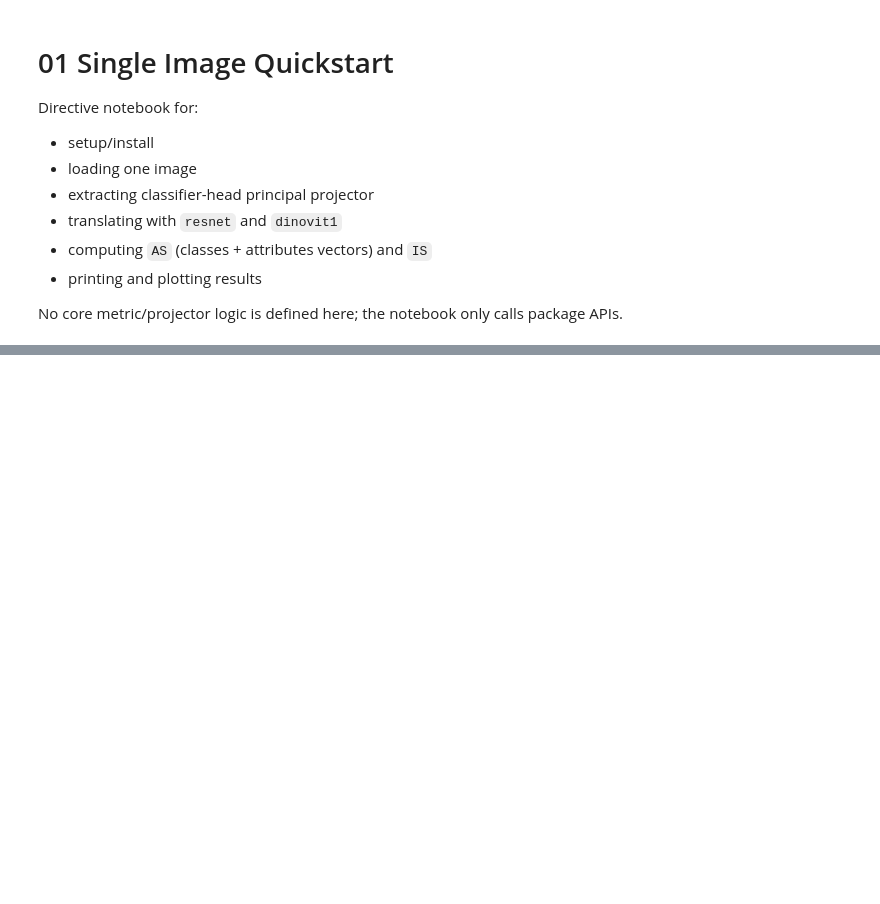
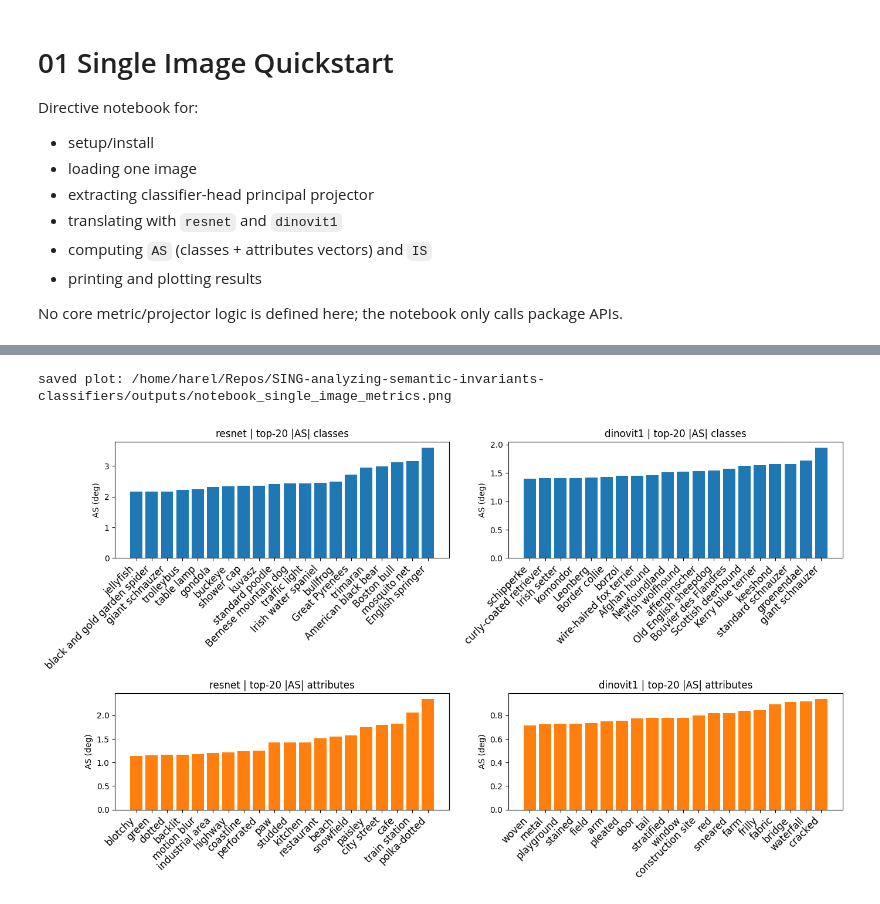
Before and after one commit to harel314/SING-analyzing-semantic-invariants-classifiers, a Jupyter notebook: notebooks/01_single_image_quickstart.ipynb, the cells around one changed output, grey strips where cells are left out. Drawn from its saved outputs; the diff is of its cells as text; code cells hidden in the pictures; blank space fills up the shorter version.

Commit message:
fixed notebook for colab

```diff
--- a/notebooks/01_single_image_quickstart.ipynb
+++ b/notebooks/01_single_image_quickstart.ipynb
@@ -20,6 +51,11 @@ No core metric/projector logic is defined here; the notebook only calls package
 # %%
 #---------------------------- imports and config --------------------------------#
 from pathlib import Path
+try:
+    import google.colab
+    repo_root = Path(".").resolve()
+except ImportError:
+    repo_root = Path("..").resolve()
 
 import matplotlib.pyplot as plt
 import numpy as np
@@ -31,7 +67,6 @@ from sing.core.projectors import compute_projectors_from_weight, principal_compo
 from sing.models.registry import load_model
 from sing.translators.registry import load_default_translator
 
-repo_root = Path("..").resolve()
 image_path = repo_root / "samples" / "border_collie_n02106166.jpeg"
 if not image_path.exists():
     raise FileNotFoundError(f"Set image_path to an existing image. Missing: {image_path}")
@@ -106,39 +163,38 @@ for model_name in ["resnet", "dinovit1"]:
 # %%
 #---------------------------- plot metrics --------------------------------#
-fig, axes = plt.subplots(3, 2, figsize=(14, 12))
+fig, axes = plt.subplots(2, 2, figsize=(14, 8))
 models = ["resnet", "dinovit1"]
 
 for col, model_name in enumerate(models):
     r = results[model_name]
 
     as_classes = r["as_classes"].numpy()
     as_attrs = r["as_attributes"].numpy()
 
     topk_c = min(20, as_classes.shape[0])
     topk_a = min(20, as_attrs.shape[0])
 
     idx_c = np.argsort(np.abs(as_classes))[-topk_c:]
     idx_a = np.argsort(np.abs(as_attrs))[-topk_a:]
 
     axes[0, col].bar(np.arange(topk_c), np.abs(as_classes[idx_c]))
     axes[0, col].set_title(f"{model_name} | top-{topk_c} |AS| classes")
     axes[0, col].set_xticks(np.arange(topk_c))
-    axes[0, col].set_xticklabels(class_labels[idx_c], rotation=45, ha="right", fontsize=8)
+    axes[0, col].set_xticklabels(class_labels[idx_c], rotation=45, ha="right", fontsize=12)
     axes[0, col].set_ylabel("AS (deg)")
 
     axes[1, col].bar(np.arange(topk_a), np.abs(as_attrs[idx_a]), color="tab:orange")
     axes[1, col].set_title(f"{model_name} | top-{topk_a} |AS| attributes")
     axes[1, col].set_xticks(np.arange(topk_a))
-    axes[1, col].set_xticklabels(attr_labels[idx_a], rotation=45, ha="right", fontsize=8)
+    axes[1, col].set_xticklabels(attr_labels[idx_a], rotation=45, ha="right", fontsize=12)
     axes[1, col].set_ylabel("AS (deg)")
-
-    axes[2, col].bar(["IS"], [r["is"]], color="tab:green")
-    axes[2, col].set_title(f"{model_name} | IS")
-    axes[2, col].set_ylabel("IS (deg)")
 
 plot_path = repo_root / "outputs" / "notebook_single_image_metrics.png"
 plot_path.parent.mkdir(parents=True, exist_ok=True)
 plt.tight_layout()
 plt.savefig(plot_path, dpi=180, bbox_inches="tight")
 print(f"saved plot: {plot_path}")
 plt.show()
+# %% [output]
+saved plot: /home/harel/Repos/SING-analyzing-semantic-invariants-classifiers/outputs/notebook_single_image_metrics.png
+[figure, added]
```
Also changed, not shown: parts of 8 cells of this notebook, 2 other files.
